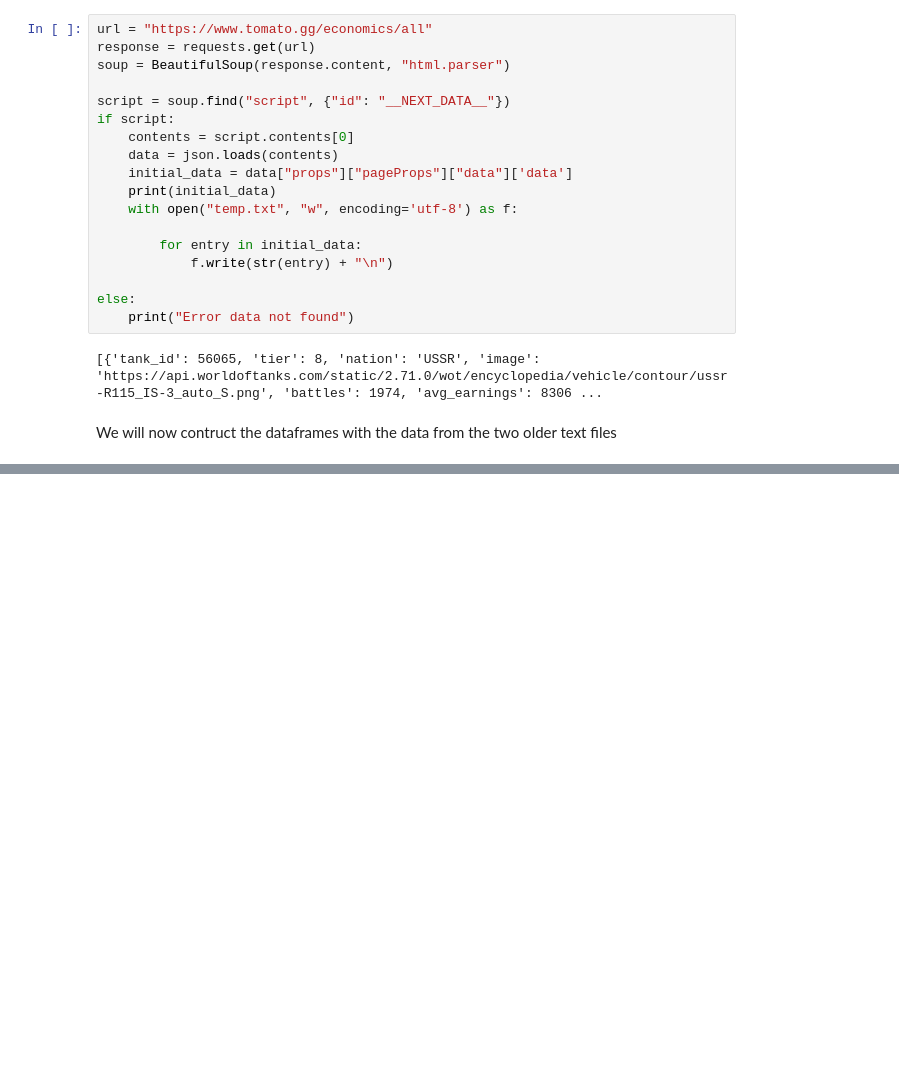
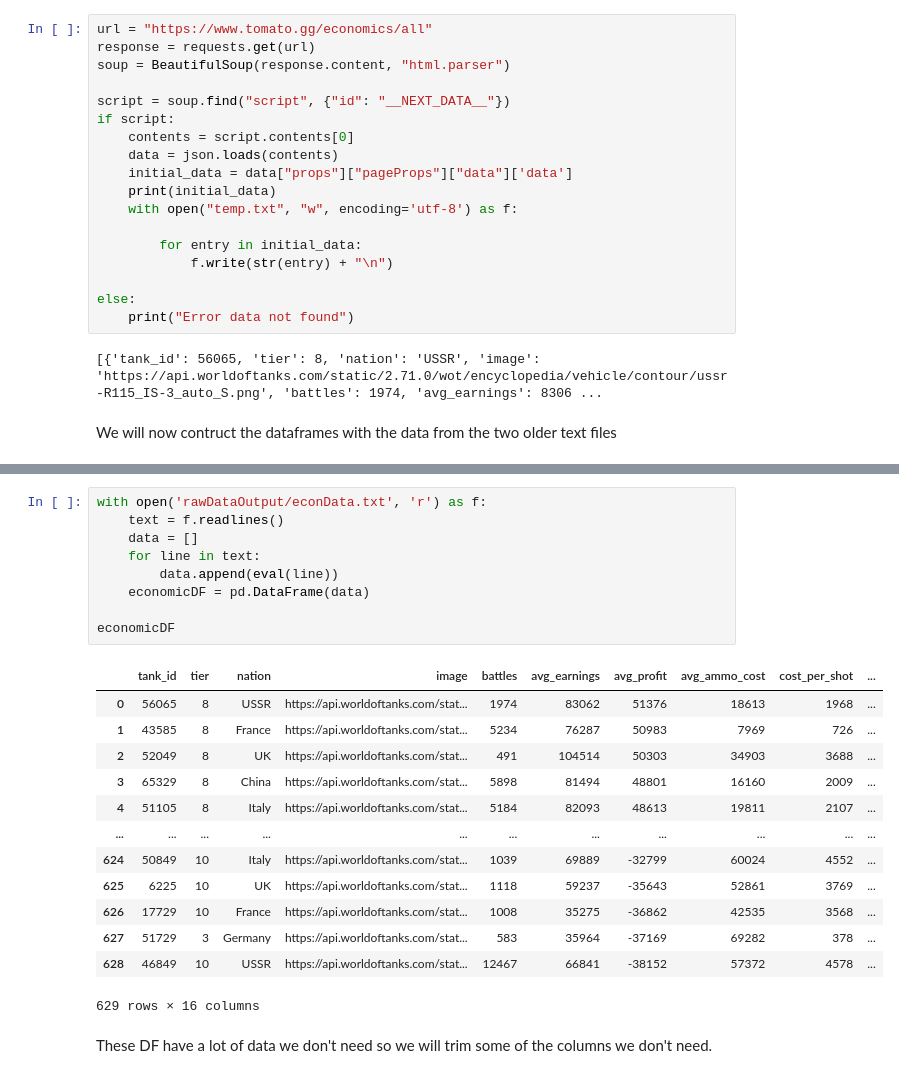
Before and after one commit to jeffreyLyngdoh/Final-Tutorial-World-of-Tank-deep-dive, a Jupyter notebook: final.ipynb, the cells around one changed output, grey strips where cells are left out. Cells and saved outputs as stored; diff of their text form; blank space fills up the shorter version.

```diff
--- a/final.ipynb
+++ b/final.ipynb
@@ -72,0 +96,25 @@ We will now contruct the dataframes with the data from the two older text files
+# %%
+with open('rawDataOutput/econData.txt', 'r') as f:
+    text = f.readlines()
+    data = []
+    for line in text:
+        data.append(eval(line))
+    economicDF = pd.DataFrame(data)
+
+economicDF
+# %% [output]
+|  | tank_id | tier | nation | image | battles | avg_earnings | avg_profit | avg_ammo_cost | cost_per_shot | ... |
+| 0 | 56065 | 8 | USSR | https://api.worldoftanks.com/stat... | 1974 | 83062 | 51376 | 18613 | 1968 | ... |
+| 1 | 43585 | 8 | France | https://api.worldoftanks.com/stat... | 5234 | 76287 | 50983 | 7969 | 726 | ... |
+| 2 | 52049 | 8 | UK | https://api.worldoftanks.com/stat... | 491 | 104514 | 50303 | 34903 | 3688 | ... |
+| 3 | 65329 | 8 | China | https://api.worldoftanks.com/stat... | 5898 | 81494 | 48801 | 16160 | 2009 | ... |
+| 4 | 51105 | 8 | Italy | https://api.worldoftanks.com/stat... | 5184 | 82093 | 48613 | 19811 | 2107 | ... |
+| ... | ... | ... | ... | ... | ... | ... | ... | ... | ... | ... |
+| 624 | 50849 | 10 | Italy | https://api.worldoftanks.com/stat... | 1039 | 69889 | -32799 | 60024 | 4552 | ... |
+| 625 | 6225 | 10 | UK | https://api.worldoftanks.com/stat... | 1118 | 59237 | -35643 | 52861 | 3769 | ... |
+| 626 | 17729 | 10 | France | https://api.worldoftanks.com/stat... | 1008 | 35275 | -36862 | 42535 | 3568 | ... |
+| 627 | 51729 | 3 | Germany | https://api.worldoftanks.com/stat... | 583 | 35964 | -37169 | 69282 | 378 | ... |
+| 628 | 46849 | 10 | USSR | https://api.worldoftanks.com/stat... | 12467 | 66841 | -38152 | 57372 | 4578 | ... |
+629 rows × 16 columns
+# %% [markdown]
+These DF have a lot of data we don't need so we will trim some of the columns we don't need.
```
Also changed, not shown: parts of 2 cells of this notebook.
